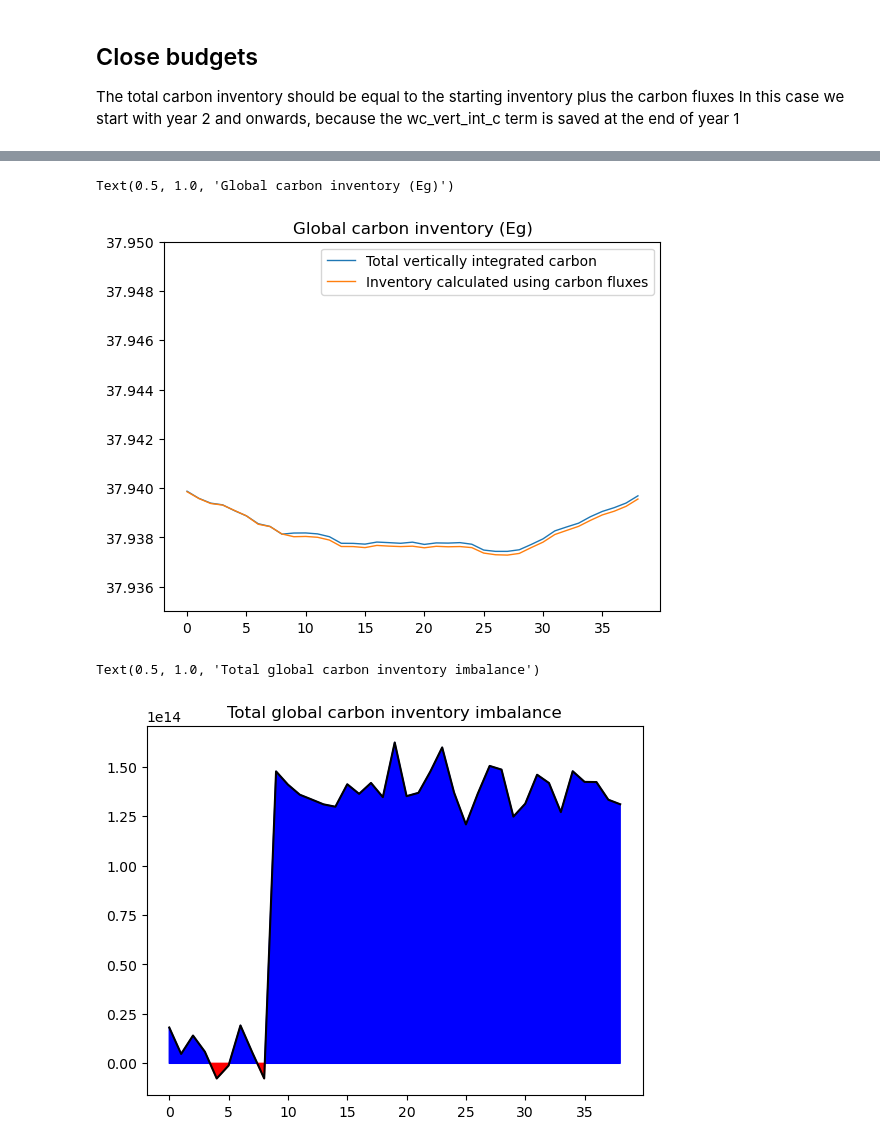
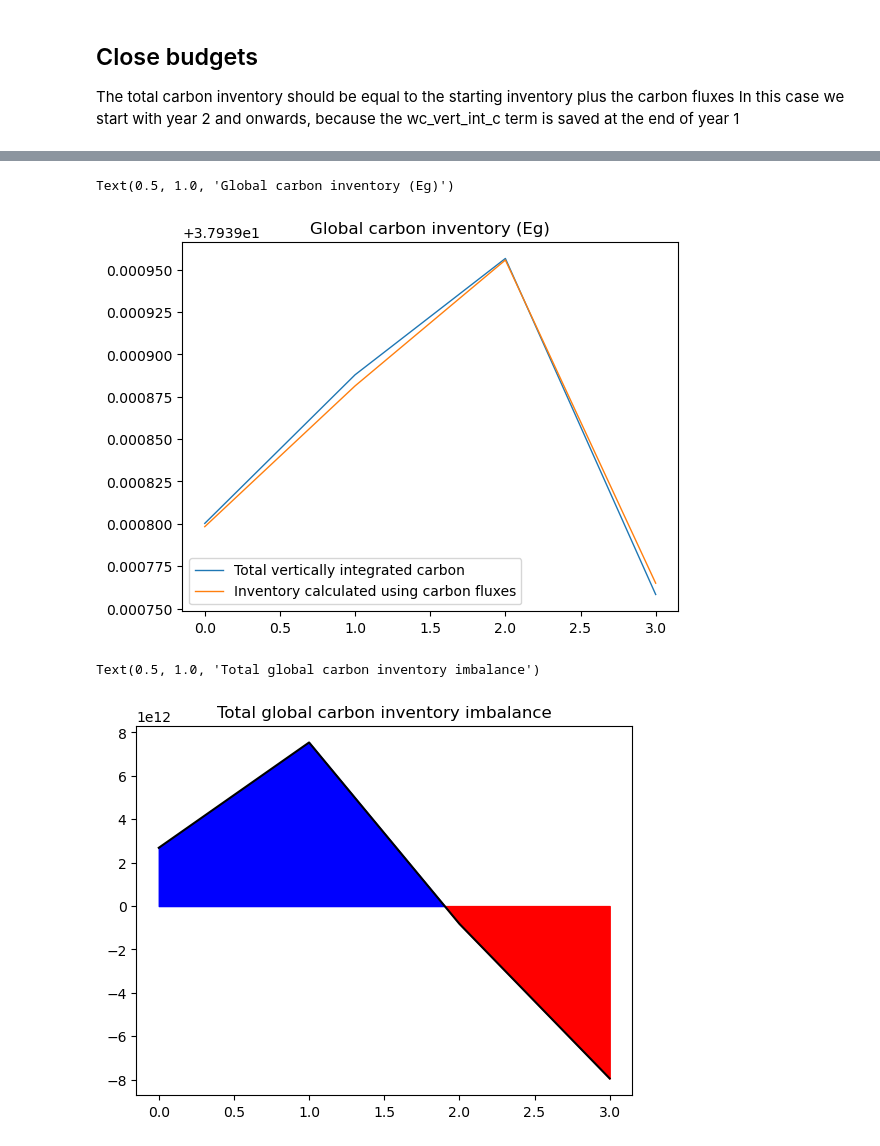
Before and after one commit to jessluo/COBALT_diagnostics, a Jupyter notebook: notebooks_esm45/budget_carbon.ipynb, the cells around one changed output, grey strips where cells are left out. Drawn from its saved outputs; the diff is of its cells as text; code cells hidden in the pictures.

```diff
--- a/notebooks_esm45/budget_carbon.ipynb
+++ b/notebooks_esm45/budget_carbon.ipynb
@@ -19,7 +19,8 @@ seconds_per_year = 24*60*60*365
 ## Generate paths
 # %%
 # pp path
-pp_path = '/archive/jyl/fre/ESM45/ESM45_COBALTv3_20241211/ESM4.5v02cobv3_piC/gfdl.ncrc5-intel23-prod-openmp/pp/'
+pp_path = '/archive/jyl/fre/ESM45/ESM45_COBALTv3_20250224/ESM4.5v02cobv3_piC/gfdl.ncrc5-intel23-prod-openmp/pp/'
+#pp_path = '/archive/jyl/fre/OM4_05/pull_requests/2025_02/OM4_05_COBALTv3_jra55_const/gfdl.ncrc5-intel23-prod/pp/'
 # %%
 grid_file = pp_path + 'ocean_annual/ocean_annual.static.nc'
 grid = xr.open_dataset(grid_file)
@@ -149,12 +126,12 @@ array([-3.61154908e+14, -2.76917159e+14, -2.02799320e+14, -6.21991072e+13,
 # %%
 plt.plot(global_total.values[1:]/1e18, linewidth=1)
 plt.plot((np.cumsum(net_flux.values[1:])+global_total.values[0])/1e18, linewidth=1)
-plt.ylim(37.935,37.95)
+#plt.ylim(37.935,37.95)
 plt.legend(['Total vertically integrated carbon','Inventory calculated using carbon fluxes'])
 plt.title('Global carbon inventory (Eg)')
 # %% [output]
 Text(0.5, 1.0, 'Global carbon inventory (Eg)')
-[figure, old version]
+[figure, new version]
 # %%
 fig,ax = plt.subplots(1,1)
 imbalance=(global_total.values[1:] - (np.cumsum(net_flux.values[1:])+global_total.values[0]))
@@ -164,7 +141,7 @@ ax.fill_between(np.arange(len(imbalance)), imbalance, where=imbalance<0, interpo
 plt.title('Total global carbon inventory imbalance')
 # %% [output]
 Text(0.5, 1.0, 'Total global carbon inventory imbalance')
-[figure, old version]
+[figure, new version]
 # %%
 fig,ax = plt.subplots(1,1)
 imbalance=(np.diff(global_total.values) - net_flux.values[1:])
```
Also changed, not shown: parts of 8 cells of this notebook, 4 other files.
